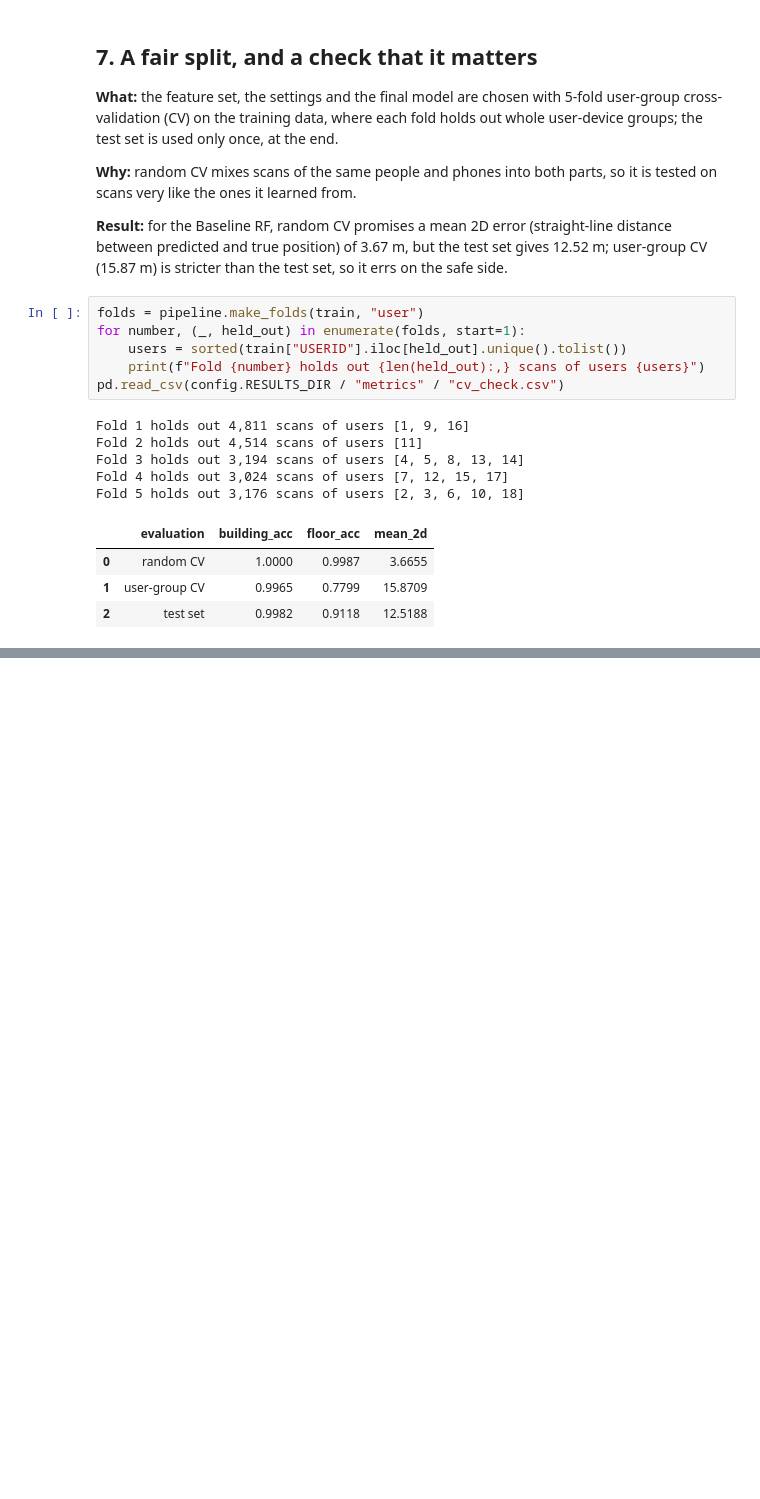
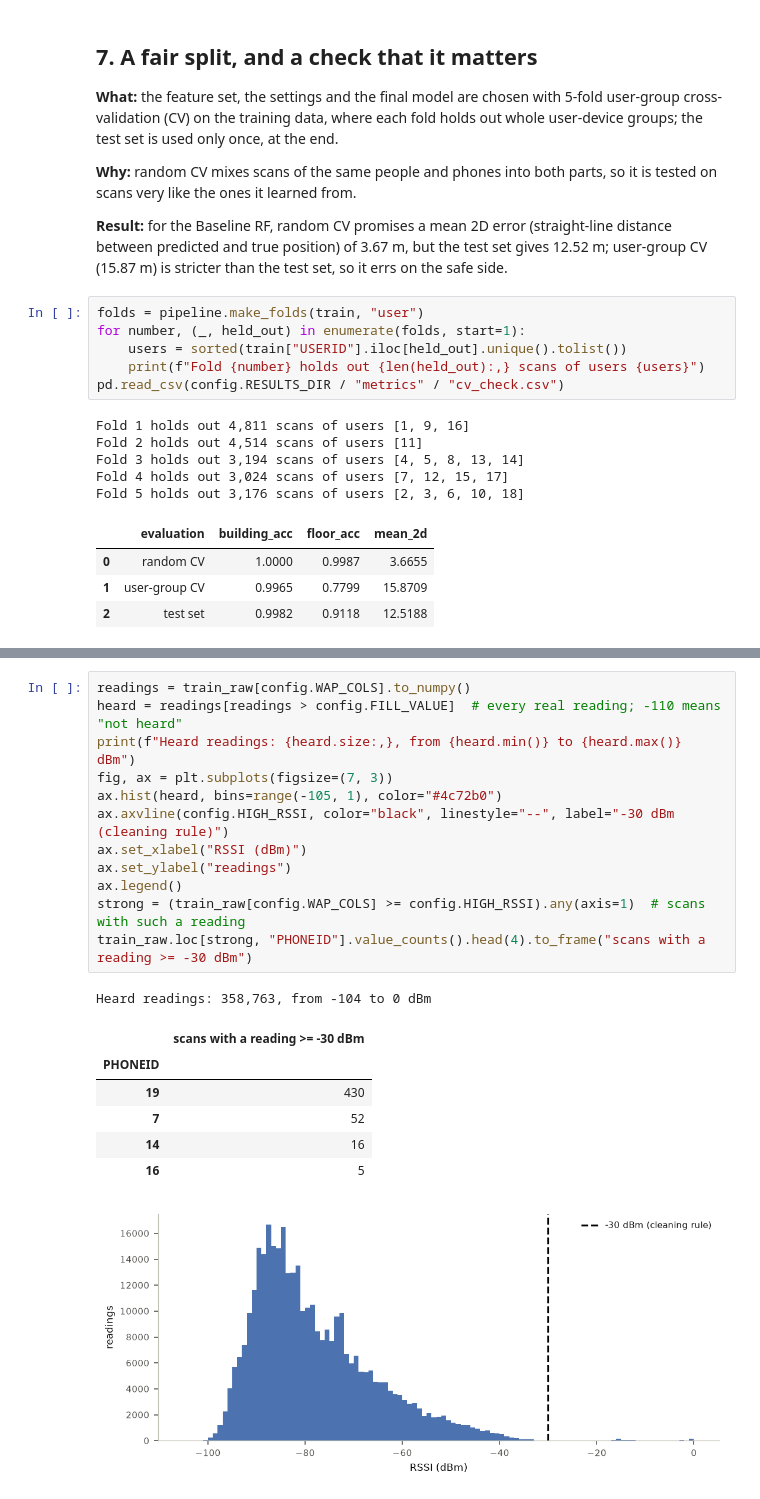
Before and after one commit to Jitmisra/T084-wifi-indoor-positioning, a Jupyter notebook: notebooks/01_eda_data_quality.ipynb, the cells around one changed output, grey strips where cells are left out. Drawn from its saved outputs; the diff is of its cells as text; blank space fills up the shorter version.

Commit message:
Notebooks: signal strengths, missing values, weight curve, AP-affinity alone, error spread, per-building results

```diff
--- a/notebooks/01_eda_data_quality.ipynb
+++ b/notebooks/01_eda_data_quality.ipynb
@@ -170,0 +181,21 @@ Fold 5 holds out 3,176 scans of users [2, 3, 6, 10, 18]
+# %%
+readings = train_raw[config.WAP_COLS].to_numpy()
+heard = readings[readings > config.FILL_VALUE]  # every real reading; -110 means "not heard"
+print(f"Heard readings: {heard.size:,}, from {heard.min()} to {heard.max()} dBm")
+fig, ax = plt.subplots(figsize=(7, 3))
+ax.hist(heard, bins=range(-105, 1), color="#4c72b0")
+ax.axvline(config.HIGH_RSSI, color="black", linestyle="--", label="-30 dBm (cleaning rule)")
+ax.set_xlabel("RSSI (dBm)")
+ax.set_ylabel("readings")
+ax.legend()
+strong = (train_raw[config.WAP_COLS] >= config.HIGH_RSSI).any(axis=1)  # scans with such a reading
+train_raw.loc[strong, "PHONEID"].value_counts().head(4).to_frame("scans with a reading >= -30 dBm")
+# %% [output]
+Heard readings: 358,763, from -104 to 0 dBm
+|  | scans with a reading >= -30 dBm |
+| PHONEID |  |
+| 19 | 430 |
+| 7 | 52 |
+| 14 | 16 |
+| 16 | 5 |
+[figure, added]
```
Also changed, not shown: parts of 4 cells of this notebook, 2 other files.
